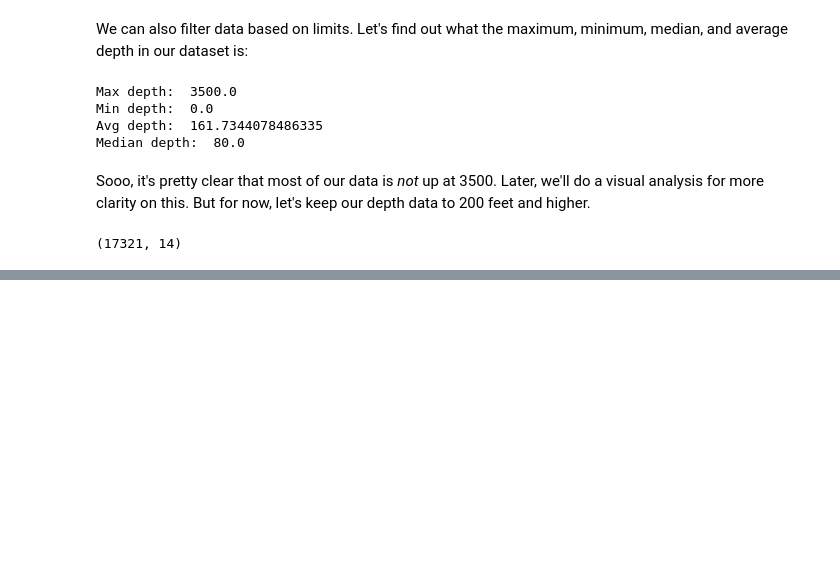
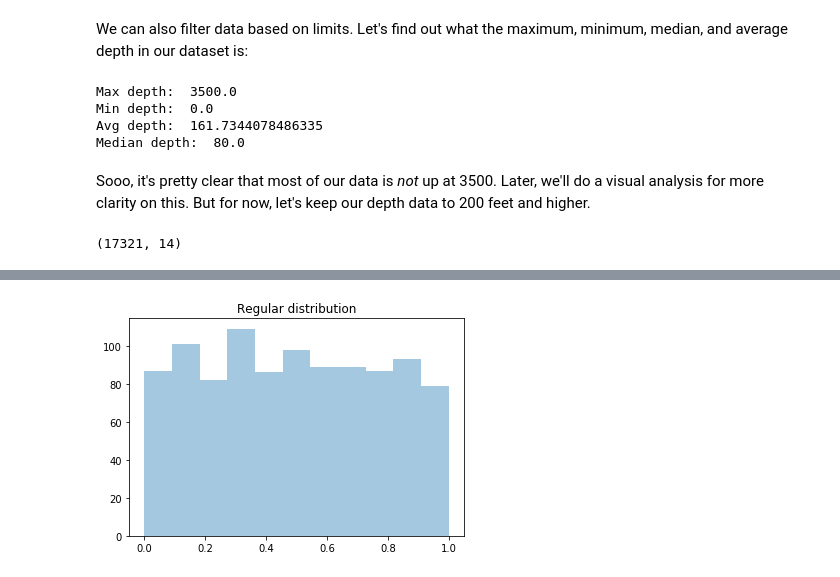
Before and after one commit to mirman-school/dcb-ocean-data, a Jupyter notebook: WOD.ipynb, the cells around one changed output, grey strips where cells are left out. Cells and saved outputs as stored; diff of their text form; code cells hidden in the pictures; blank space fills up the shorter version.

```diff
--- a/WOD.ipynb
+++ b/WOD.ipynb
@@ -169,0 +257,8 @@ print(filtered_depth.shape)
+# %%
+x = np.random.rand(1000)
+plt.clf()
+sns.distplot(x, kde=False) # We don't need a Kernel Density Estimate, so we set kde to False
+plt.title("Regular distribution")
+plt.show()
+# %% [output]
+[figure, added]
```
Also changed, not shown: parts of 28 cells of this notebook.
